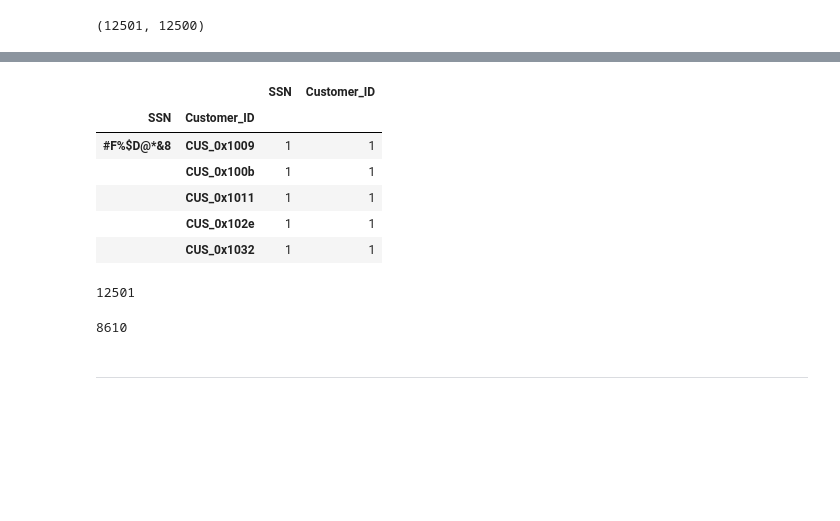
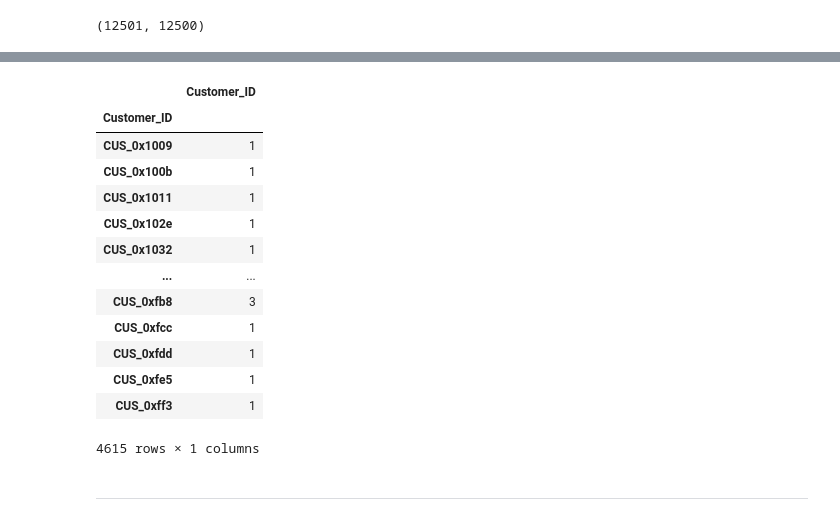
Before and after one commit to imirghania/Credit_Classification_project, a Jupyter notebook: credit_cls_Data_Cleansing.ipynb, the cells around one changed output, grey strips where cells are left out. Saved outputs shown, nothing was run; the diff lists cells and outputs as text; code cells hidden in the pictures; blank space fills up the shorter version.

```diff
--- a/credit_cls_Data_Cleansing.ipynb
+++ b/credit_cls_Data_Cleansing.ipynb
@@ -296,0 +200,24 @@ dtype: bool
+# %%
+int_cols = ['Age', 'Num_Bank_Accounts', 'Num_Credit_Card', 'Num_of_Loan', 'Delay_from_due_date',
+            'Num_of_Delayed_Payment', 'Num_Credit_Inquiries', 'Credit_History_Age']
+
+float_cols = ['Annual_Income', 'Changed_Credit_Limit', 'Outstanding_Debt', 'Credit_Utilization_Ratio',
+              'Total_EMI_per_month', 'Amount_invested_monthly', 'Monthly_Balance']
+
+numeric_cols = int_cols + float_cols
+# %%
+def sanitize_numeric_series_enhanced(s:pd.Series):
+    return s.astype(str).str.replace(r'[^0-9.]', '', regex=True)
+# %%
+df3 = (
+    df.Credit_History_Age.str.extract(r'(\d+) Years and (\d+) Months')
+    .rename(columns={0:'Credit_History_Years', 1:'Credit_History_Months'})
+    .pipe(lambda df_: pd.concat([df, df_], axis=1))
+    .assign(**{c: lambda df_, c=c: pd.to_numeric(df_[c]) for c in ['Credit_History_Years', 'Credit_History_Months']})
+    .assign( Credit_History_Age = lambda df_: df_.Credit_History_Years*12 + df_.Credit_History_Months)
+    .pipe(lambda df_: df_.drop(['Credit_History_Years', 'Credit_History_Months'], axis=1))
+    .assign(**{c: lambda df_, c=c: df_[c].replace(strange_vals_mapping) for c in cols_to_num})
+    .assign(**{c: lambda df_, c=c: sanitize_numeric_series_enhanced(df_[c]) for c in numeric_cols})
+    .assign(**{c: lambda df_, c=c: df_[c].replace('', pd.NA) for c in cols_to_num})
+    .assign(**{c: lambda df_, c=c: pd.to_numeric(df_[c]) for c in numeric_cols})
+)
@@ -303,10 +326,23 @@ df4.SSN.unique().size, df4.Customer_ID.unique().size
+# %%
+df3.loc[df3.SSN.eq("#F%$D@*&8"), ["SSN"]] = "Unknown"
 # %%
-df4.loc[:, ["SSN", "Customer_ID"]].groupby([df4.SSN, df4.Customer_ID]).count().head()
+(
+    df3.loc[:, ["SSN", "Customer_ID"]]
+    .groupby(["SSN", "Customer_ID"], dropna=False)[["Customer_ID"]].count()
+    .loc["Unknown"]
+)
 # %% [output]
-|  |  | SSN | Customer_ID |
-| SSN | Customer_ID |  |  |
-| #F%$D@*&8 | CUS_0x1009 | 1 | 1 |
-|  | CUS_0x100b | 1 | 1 |
-|  | CUS_0x1011 | 1 | 1 |
-|  | CUS_0x102e | 1 | 1 |
-|  | CUS_0x1032 | 1 | 1 |
+|  | Customer_ID |
+| Customer_ID |  |
+| CUS_0x1009 | 1 |
+| CUS_0x100b | 1 |
+| CUS_0x1011 | 1 |
+| CUS_0x102e | 1 |
+| CUS_0x1032 | 1 |
+| ... | ... |
+| CUS_0xfb8 | 3 |
+| CUS_0xfcc | 1 |
+| CUS_0xfdd | 1 |
+| CUS_0xfe5 | 1 |
+| CUS_0xff3 | 1 |
+4615 rows × 1 columns
@@ -315,10 +349,2 @@ df4.loc[df4.SSN.eq("#F%$D@*&8"), ["SSN"]] = "Unknown"
-# %%
-df4['SSN'].unique().size
-# %% [output]
-12501
-# %%
-df4.loc[:, ["SSN", "Customer_ID"]].groupby([df4.SSN, df4.Customer_ID], dropna=False).count().loc["Unknown"].size
-# %% [output]
-8610
 # %% [markdown]
 ---
```
Also changed, not shown: parts of 308 cells of this notebook.
